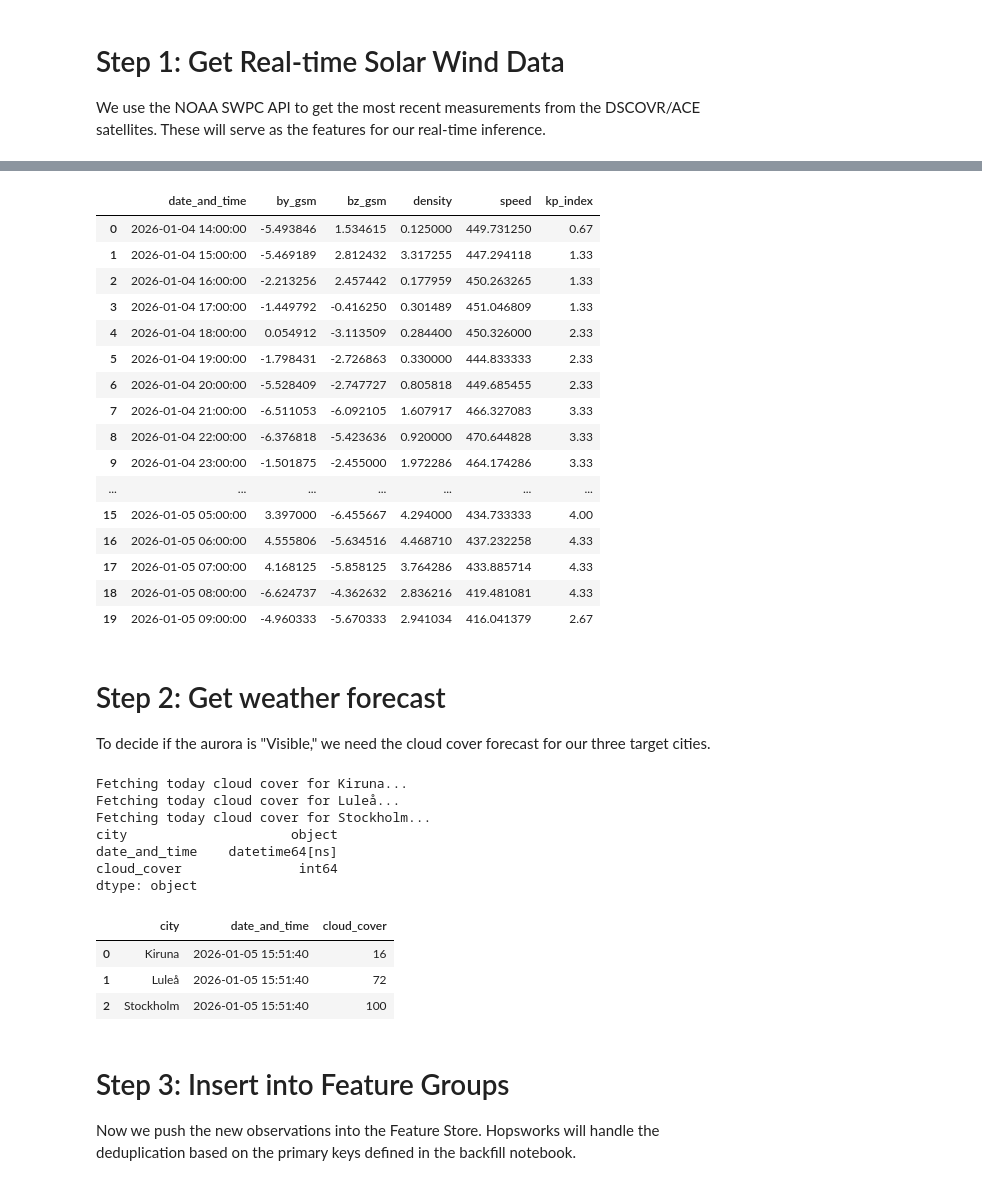
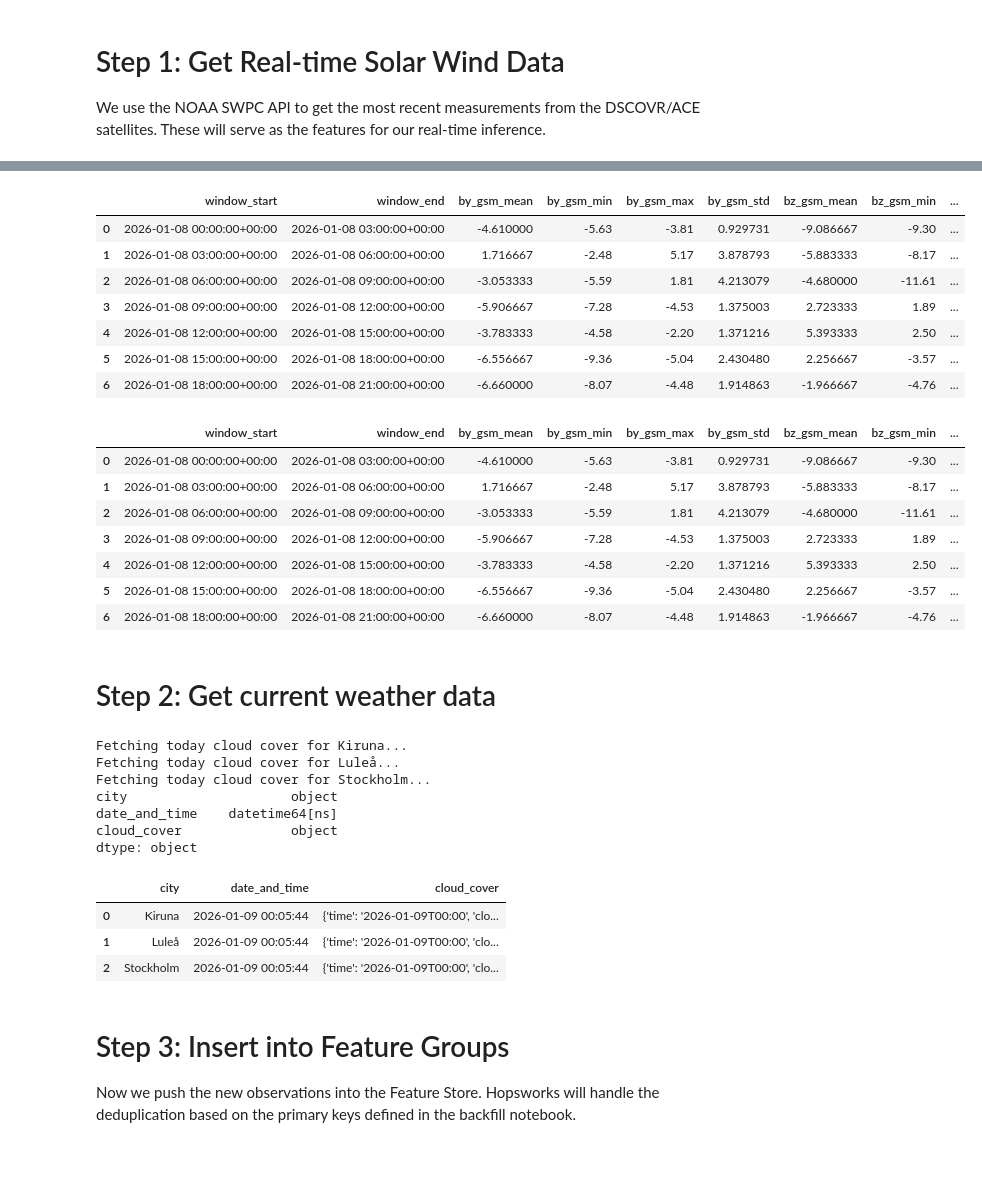
Before and after one commit to AlessandroBertelli/ID2223_Project, a Jupyter notebook: 2_aurora_feature_pipeline.ipynb, the cells around one changed output, grey strips where cells are left out. Cells and saved outputs as stored; diff of their text form; code cells hidden in the pictures; blank space fills up the shorter version.

Commit message:
Feature store updated with mean, std

```diff
--- a/2_aurora_feature_pipeline.ipynb
+++ b/2_aurora_feature_pipeline.ipynb
@@ -56,10 +56,6 @@ new_solar_df = util.get_noaa_realtime_data(
     settings.KP_INDEX_URL
 )
 
-# Rename column to match feature group schema
-new_solar_df.rename(columns={'Kp': 'kp_index'}, inplace=True)
-new_solar_df.rename(columns={'time_tag': 'date_and_time'}, inplace=True)
-
 # Format the time_tag for Hopsworks compatibility
 #new_solar_df['time'] = new_solar_df['time'].dt.strftime('%Y-%m-%d %H:%M:%S')
 
@@ -67,5 +63,6 @@ new_solar_df.rename(columns={'time_tag': 'date_and_time'}, inplace=True)
 new_solar_df.drop(columns=['bx_gsm', 'lon_gsm', 'lat_gsm', 'bt', 'temperature', 'a_running', 'station_count'], inplace=True, errors='ignore')
 
 print(f"Successfully retrieved {len(new_solar_df)} new solar wind records.")
+new_solar_df
 # %% [output]
 Fetching real-time solar wind data from NOAA...
@@ -88,32 +102,33 @@ Successfully retrieved 20 new solar wind records.
+# %%
+new_solar_df = util.aggregate_solar_wind_3h(new_solar_df)
+new_solar_df
+# %% [output]
+|  | window_start | window_end | by_gsm_mean | by_gsm_min | by_gsm_max | by_gsm_std | bz_gsm_mean | bz_gsm_min | ... |
+| 0 | 2026-01-08 00:00:00+00:00 | 2026-01-08 03:00:00+00:00 | -4.610000 | -5.63 | -3.81 | 0.929731 | -9.086667 | -9.30 | ... |
+| 1 | 2026-01-08 03:00:00+00:00 | 2026-01-08 06:00:00+00:00 | 1.716667 | -2.48 | 5.17 | 3.878793 | -5.883333 | -8.17 | ... |
+| 2 | 2026-01-08 06:00:00+00:00 | 2026-01-08 09:00:00+00:00 | -3.053333 | -5.59 | 1.81 | 4.213079 | -4.680000 | -11.61 | ... |
+| 3 | 2026-01-08 09:00:00+00:00 | 2026-01-08 12:00:00+00:00 | -5.906667 | -7.28 | -4.53 | 1.375003 | 2.723333 | 1.89 | ... |
+| 4 | 2026-01-08 12:00:00+00:00 | 2026-01-08 15:00:00+00:00 | -3.783333 | -4.58 | -2.20 | 1.371216 | 5.393333 | 2.50 | ... |
+| 5 | 2026-01-08 15:00:00+00:00 | 2026-01-08 18:00:00+00:00 | -6.556667 | -9.36 | -5.04 | 2.430480 | 2.256667 | -3.57 | ... |
+| 6 | 2026-01-08 18:00:00+00:00 | 2026-01-08 21:00:00+00:00 | -6.660000 | -8.07 | -4.48 | 1.914863 | -1.966667 | -4.76 | ... |
 # %%
 # Filter out rows with missing values and sort by date_and_time
 new_solar_df = new_solar_df.dropna()
-new_solar_df = new_solar_df.sort_values(["date_and_time"])
+new_solar_df = new_solar_df.sort_values(["window_start"])
 new_solar_df = new_solar_df.reset_index(drop=True)
 
 new_solar_df
 # %% [output]
-|  | date_and_time | by_gsm | bz_gsm | density | speed | kp_index |
-| 0 | 2026-01-04 14:00:00 | -5.493846 | 1.534615 | 0.125000 | 449.731250 | 0.67 |
-| 1 | 2026-01-04 15:00:00 | -5.469189 | 2.812432 | 3.317255 | 447.294118 | 1.33 |
-| 2 | 2026-01-04 16:00:00 | -2.213256 | 2.457442 | 0.177959 | 450.263265 | 1.33 |
-| 3 | 2026-01-04 17:00:00 | -1.449792 | -0.416250 | 0.301489 | 451.046809 | 1.33 |
-| 4 | 2026-01-04 18:00:00 | 0.054912 | -3.113509 | 0.284400 | 450.326000 | 2.33 |
-| 5 | 2026-01-04 19:00:00 | -1.798431 | -2.726863 | 0.330000 | 444.833333 | 2.33 |
-| 6 | 2026-01-04 20:00:00 | -5.528409 | -2.747727 | 0.805818 | 449.685455 | 2.33 |
-| 7 | 2026-01-04 21:00:00 | -6.511053 | -6.092105 | 1.607917 | 466.327083 | 3.33 |
-| 8 | 2026-01-04 22:00:00 | -6.376818 | -5.423636 | 0.920000 | 470.644828 | 3.33 |
-| 9 | 2026-01-04 23:00:00 | -1.501875 | -2.455000 | 1.972286 | 464.174286 | 3.33 |
-| ... | ... | ... | ... | ... | ... | ... |
-| 15 | 2026-01-05 05:00:00 | 3.397000 | -6.455667 | 4.294000 | 434.733333 | 4.00 |
-| 16 | 2026-01-05 06:00:00 | 4.555806 | -5.634516 | 4.468710 | 437.232258 | 4.33 |
-| 17 | 2026-01-05 07:00:00 | 4.168125 | -5.858125 | 3.764286 | 433.885714 | 4.33 |
-| 18 | 2026-01-05 08:00:00 | -6.624737 | -4.362632 | 2.836216 | 419.481081 | 4.33 |
-| 19 | 2026-01-05 09:00:00 | -4.960333 | -5.670333 | 2.941034 | 416.041379 | 2.67 |
+|  | window_start | window_end | by_gsm_mean | by_gsm_min | by_gsm_max | by_gsm_std | bz_gsm_mean | bz_gsm_min | ... |
+| 0 | 2026-01-08 00:00:00+00:00 | 2026-01-08 03:00:00+00:00 | -4.610000 | -5.63 | -3.81 | 0.929731 | -9.086667 | -9.30 | ... |
+| 1 | 2026-01-08 03:00:00+00:00 | 2026-01-08 06:00:00+00:00 | 1.716667 | -2.48 | 5.17 | 3.878793 | -5.883333 | -8.17 | ... |
+| 2 | 2026-01-08 06:00:00+00:00 | 2026-01-08 09:00:00+00:00 | -3.053333 | -5.59 | 1.81 | 4.213079 | -4.680000 | -11.61 | ... |
+| 3 | 2026-01-08 09:00:00+00:00 | 2026-01-08 12:00:00+00:00 | -5.906667 | -7.28 | -4.53 | 1.375003 | 2.723333 | 1.89 | ... |
+| 4 | 2026-01-08 12:00:00+00:00 | 2026-01-08 15:00:00+00:00 | -3.783333 | -4.58 | -2.20 | 1.371216 | 5.393333 | 2.50 | ... |
+| 5 | 2026-01-08 15:00:00+00:00 | 2026-01-08 18:00:00+00:00 | -6.556667 | -9.36 | -5.04 | 2.430480 | 2.256667 | -3.57 | ... |
+| 6 | 2026-01-08 18:00:00+00:00 | 2026-01-08 21:00:00+00:00 | -6.660000 | -8.07 | -4.48 | 1.914863 | -1.966667 | -4.76 | ... |
 # %% [markdown]
-# Step 2: Get weather forecast
-
-To decide if the aurora is "Visible," we need the cloud cover forecast for our three target cities.
+# Step 2: Get current weather data
 # %%
 weather_data = []
 today = datetime.datetime.now().strftime('%Y-%m-%d %H:%M:%S')
@@ -122,7 +137,7 @@ for city, coords in settings.CITIES.items():
     print(f"Fetching today cloud cover for {city}...")
 
     # Get current cloud cover percentage from Open-Meteo
-    cloud_cover = util.get_city_weather_forecast(coords['lat'], coords['lon'])
+    cloud_cover = util.get_city_weather_today(coords['lat'], coords['lon'])
 
     weather_data.append({
         'city': city,
@@ -142,12 +157,12 @@ Fetching today cloud cover for Luleå...
 Fetching today cloud cover for Stockholm...
 city                     object
 date_and_time    datetime64[ns]
-cloud_cover               int64
+cloud_cover              object
 dtype: object
 |  | city | date_and_time | cloud_cover |
-| 0 | Kiruna | 2026-01-05 15:51:40 | 16 |
-| 1 | Luleå | 2026-01-05 15:51:40 | 72 |
-| 2 | Stockholm | 2026-01-05 15:51:40 | 100 |
+| 0 | Kiruna | 2026-01-09 00:05:44 | {'time': '2026-01-09T00:00', 'clo... |
+| 1 | Luleå | 2026-01-09 00:05:44 | {'time': '2026-01-09T00:00', 'clo... |
+| 2 | Stockholm | 2026-01-09 00:05:44 | {'time': '2026-01-09T00:00', 'clo... |
 # %% [markdown]
 # Step 3: Insert into Feature Groups
 
```
Also changed, not shown: parts of 4 cells of this notebook, 2 other files.
